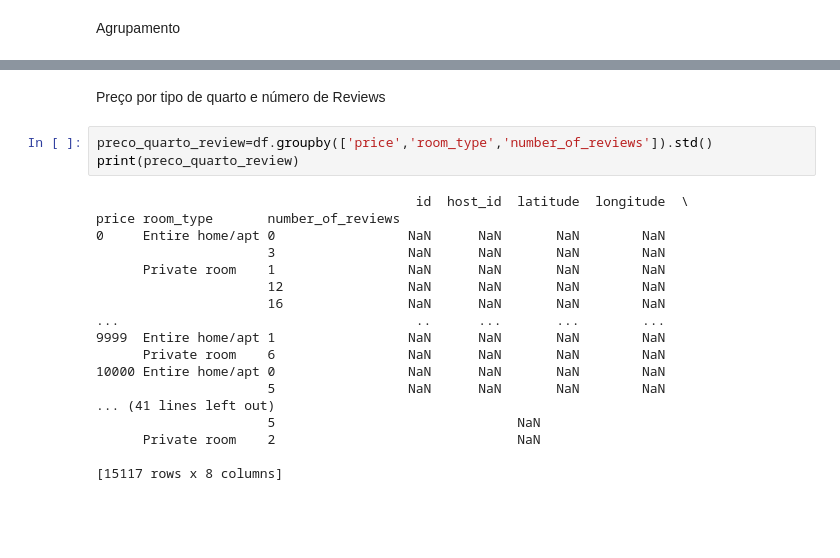
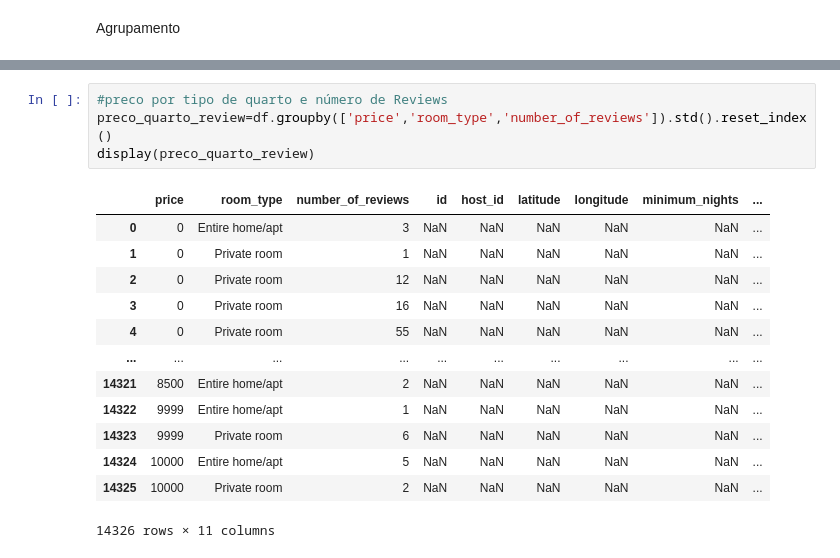
Before and after one commit to jeniferGoncalvesDaSilvaDev/data-analytics-python, a Jupyter notebook: ciclo3_ds.ipynb, the cells around one changed output, grey strips where cells are left out. Cells and saved outputs as stored; diff of their text form; blank space fills up the shorter version.

```diff
--- a/ciclo3_ds.ipynb
+++ b/ciclo3_ds.ipynb
@@ -98,23 +86,18 @@ price room_type
-# %% [markdown]
-Preço por tipo de quarto e número de Reviews
 # %%
-preco_quarto_review=df.groupby(['price','room_type','number_of_reviews']).std()
-print(preco_quarto_review)
+#preco por tipo de quarto e número de Reviews
+preco_quarto_review=df.groupby(['price','room_type','number_of_reviews']).std().reset_index()
+display(preco_quarto_review)
 # %% [output]
+|  | price | room_type | number_of_reviews | id | host_id | latitude | longitude | minimum_nights | ... |
+| 0 | 0 | Entire home/apt | 3 | NaN | NaN | NaN | NaN | NaN | ... |
+| 1 | 0 | Private room | 1 | NaN | NaN | NaN | NaN | NaN | ... |
+| 2 | 0 | Private room | 12 | NaN | NaN | NaN | NaN | NaN | ... |
+| 3 | 0 | Private room | 16 | NaN | NaN | NaN | NaN | NaN | ... |
+| 4 | 0 | Private room | 55 | NaN | NaN | NaN | NaN | NaN | ... |
+| ... | ... | ... | ... | ... | ... | ... | ... | ... | ... |
+| 14321 | 8500 | Entire home/apt | 2 | NaN | NaN | NaN | NaN | NaN | ... |
+| 14322 | 9999 | Entire home/apt | 1 | NaN | NaN | NaN | NaN | NaN | ... |
+| 14323 | 9999 | Private room | 6 | NaN | NaN | NaN | NaN | NaN | ... |
+| 14324 | 10000 | Entire home/apt | 5 | NaN | NaN | NaN | NaN | NaN | ... |
+| 14325 | 10000 | Private room | 2 | NaN | NaN | NaN | NaN | NaN | ... |
-                                         id  host_id  latitude  longitude  \
-price room_type       number_of_reviews
-0     Entire home/apt 0                 NaN      NaN       NaN        NaN
-                      3                 NaN      NaN       NaN        NaN
-      Private room    1                 NaN      NaN       NaN        NaN
-                      12                NaN      NaN       NaN        NaN
-                      16                NaN      NaN       NaN        NaN
-...                                      ..      ...       ...        ...
-9999  Entire home/apt 1                 NaN      NaN       NaN        NaN
-      Private room    6                 NaN      NaN       NaN        NaN
-10000 Entire home/apt 0                 NaN      NaN       NaN        NaN
-                      5                 NaN      NaN       NaN        NaN
-... (41 lines left out)
-                      5                               NaN
-      Private room    2                               NaN
-
-[15117 rows x 8 columns]
+14326 rows × 11 columns
```
Also changed, not shown: parts of 2 cells of this notebook.
